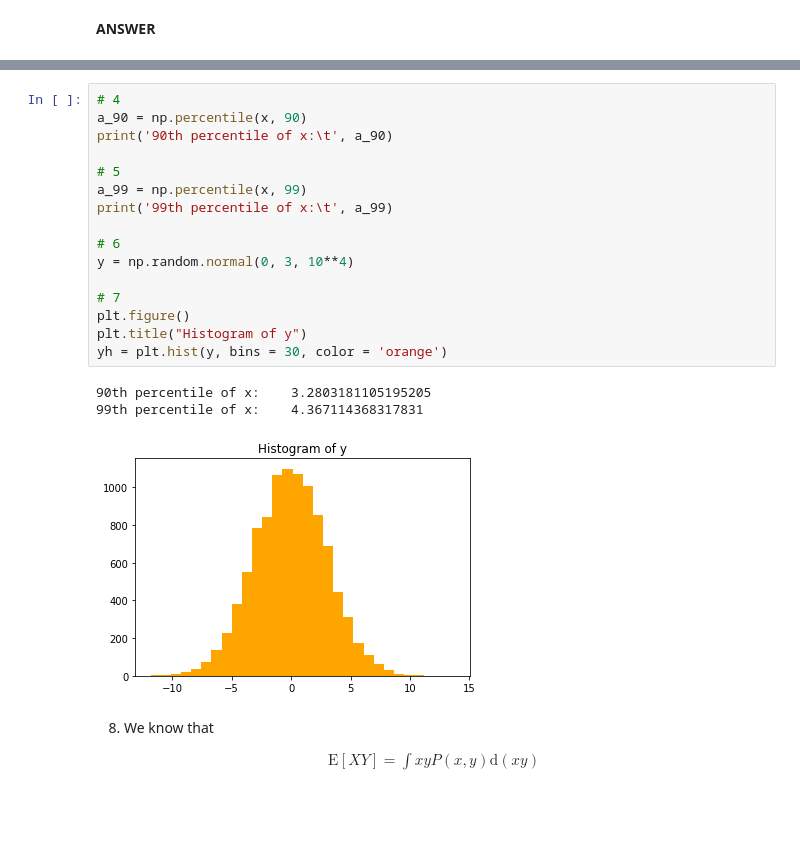
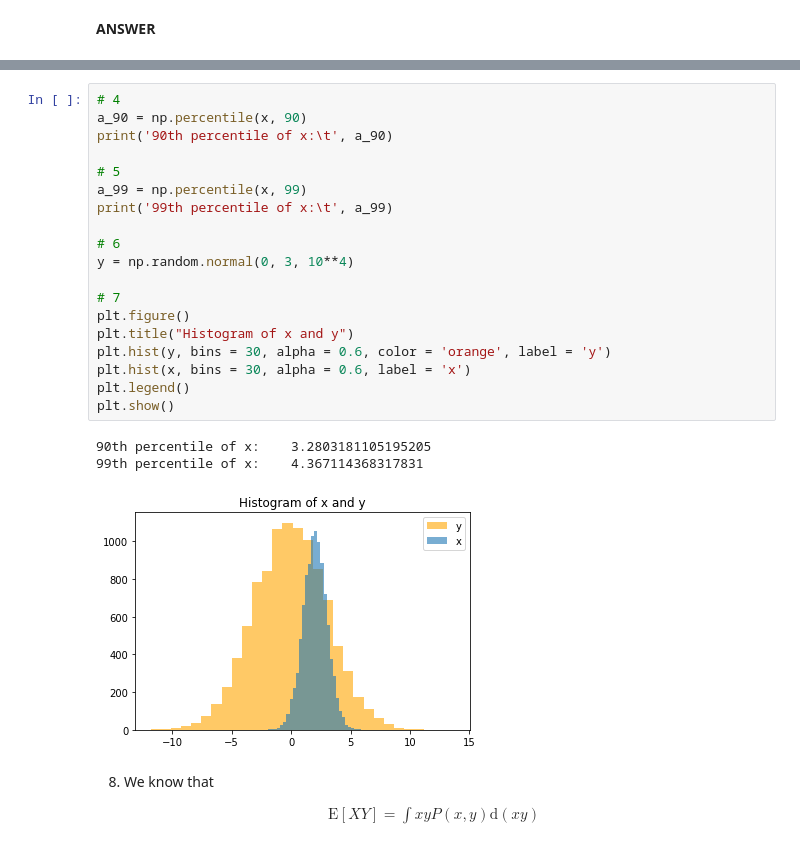
Before and after one commit to ywang512/ids705, a Jupyter notebook: assignments/Assignment_1_Answer.ipynb, the cells around one changed output, grey strips where cells are left out. Cells and saved outputs as stored; diff of their text form; blank space fills up the shorter version.

```diff
--- a/assignments/Assignment_1_Answer.ipynb
+++ b/assignments/Assignment_1_Answer.ipynb
@@ -727,23 +731,26 @@ sd of x:         1.004
 # %%
 # 4
 a_90 = np.percentile(x, 90)
 print('90th percentile of x:\t', a_90)
 
 # 5
 a_99 = np.percentile(x, 99)
 print('99th percentile of x:\t', a_99)
 
 # 6
 y = np.random.normal(0, 3, 10**4)
 
 # 7
 plt.figure()
-plt.title("Histogram of y")
-yh = plt.hist(y, bins = 30, color = 'orange')
+plt.title("Histogram of x and y")
+plt.hist(y, bins = 30, alpha = 0.6, color = 'orange', label = 'y')
+plt.hist(x, bins = 30, alpha = 0.6, label = 'x')
+plt.legend()
+plt.show()
 # %% [output]
 90th percentile of x:    3.2803181105195205
 99th percentile of x:    4.367114368317831
-[figure, old version]
+[figure, new version]
 # %% [markdown]
 8. We know that
 
```
Also changed, not shown: parts of 19 cells of this notebook.
